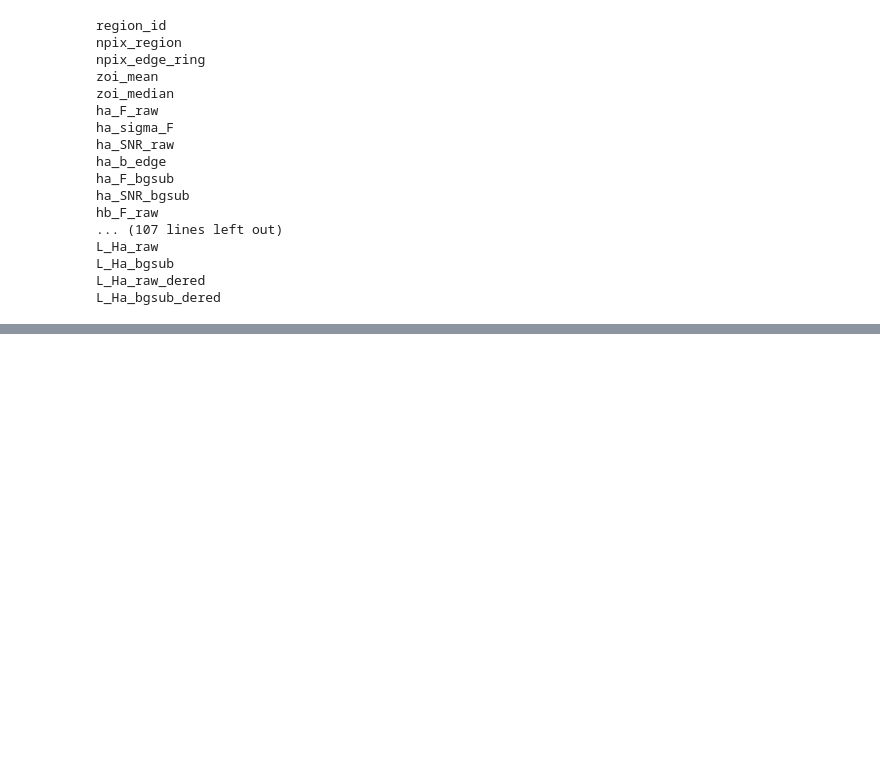
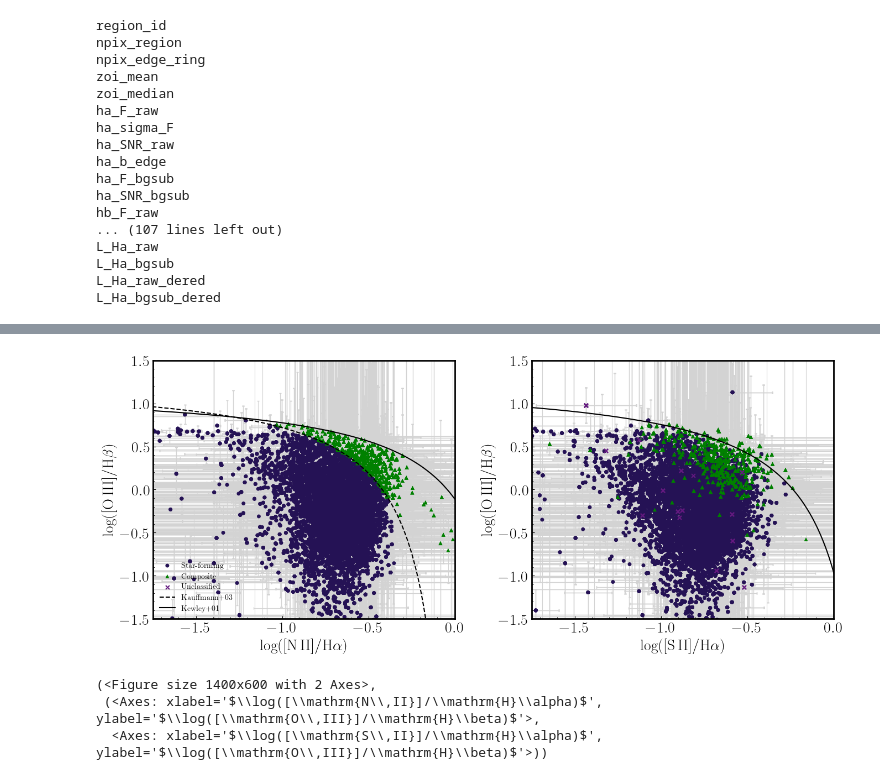
Before and after one commit to emmajarvis/M33-HII-region-catalog, a Jupyter notebook: 8_catalog_plots.ipynb, the cells around one changed output, grey strips where cells are left out. Drawn from its saved outputs; the diff is of its cells as text; code cells hidden in the pictures; blank space fills up the shorter version.

```diff
--- a/8_catalog_plots.ipynb
+++ b/8_catalog_plots.ipynb
@@ -410,13 +909,13 @@ def plot_bpt(df,
              x_col='raw_log_NII_Ha_dered',
              y_col='raw_log_OIII_Hb_dered',
              sii_col='raw_sii6731_F_dered',
-             sii_e_col='raw_sii6731_sigma_dered',
+             sii_e_col='raw_sii6731_sigma_F_dered',
              class_col='raw_BPT_class',
-             nii_col='raw_sii6731_F_dered', ha_col='raw_Ha_F_dered',
-             nii_e_col='raw_sii6731_sigma_dered', ha_e_col='raw_Ha_sigma_dered',
-             oiii_col='raw_oiii5007_F_dered', hb_col='raw_Hb_F_dered',
-             oiii_e_col='raw_oiii5007_sigma_dered', hb_e_col='raw_Ha_sigma_dered',
-             snr_cut=3.0b
+             nii_col='raw_nii6584_F_dered', ha_col='raw_ha_F_dered',
+             nii_e_col='raw_nii6584_sigma_F_dered', ha_e_col='raw_ha_sigma_F_dered',
+             oiii_col='raw_oiii5007_F_dered', hb_col='raw_hb_F_dered',
+             oiii_e_col='raw_oiii5007_sigma_F_dered', hb_e_col='raw_hb_sigma_F_dered',
+             snr_cut=3.0,
              figsize=(14, 6),
              savepath=None,
              color_col=None,                 # e.g. 'surface_brightness', 'Rgal', etc.
@@ -453,13 +952,13 @@ def plot_bpt(df,
     # ---------------------------------------------------
     # Compute log ratios if missing
     # ---------------------------------------------------
-    if x_col not in df.columns:
+    if 'log_NII_Ha' not in df.columns:
         df['log_NII_Ha'] = np.log10(df[nii_col] / df[ha_col])
 
     if 'log_SII_Ha' not in df.columns:
         df['log_SII_Ha'] = np.log10(df[sii_col] / df[ha_col])
 
-    if y_col not in df.columns:
+    if 'log_OIII_Hb' not in df.columns:
         df['log_OIII_Hb'] = np.log10(df[oiii_col] / df[hb_col])
 
     # ---------------------------------------------------
@@ -666,3 +1165,8 @@ def plot_bpt(df,
 
     plt.show()
     return fig, (ax1, ax2)
+# %%
+snr_cut=3
+plot_bpt(cat, snr_cut=snr_cut,
+         savepath = f'plots/M33_allfields_BPT_SNR{snr_cut}.png')
+# %% [output]
@@ -668,0 +1174,4 @@ def plot_bpt(df,
+[figure, added]
+(<Figure size 1400x600 with 2 Axes>,
+ (<Axes: xlabel='$\\log([\\mathrm{N\\,II}]/\\mathrm{H}\\alpha)$', ylabel='$\\log([\\mathrm{O\\,III}]/\\mathrm{H}\\beta)$'>,
+  <Axes: xlabel='$\\log([\\mathrm{S\\,II}]/\\mathrm{H}\\alpha)$', ylabel='$\\log([\\mathrm{O\\,III}]/\\mathrm{H}\\beta)$'>))
```
Also changed, not shown: parts of 4 cells of this notebook.
